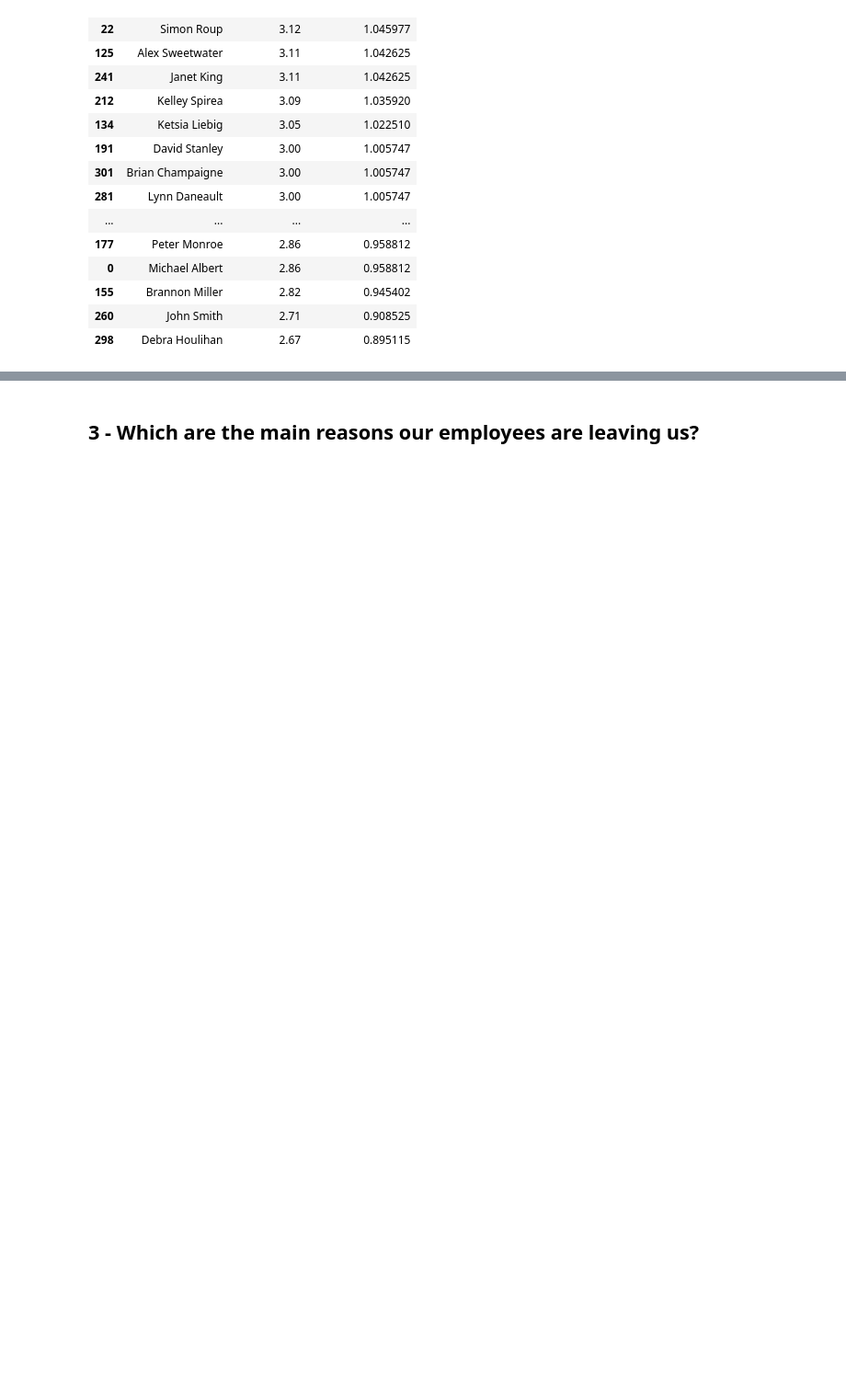
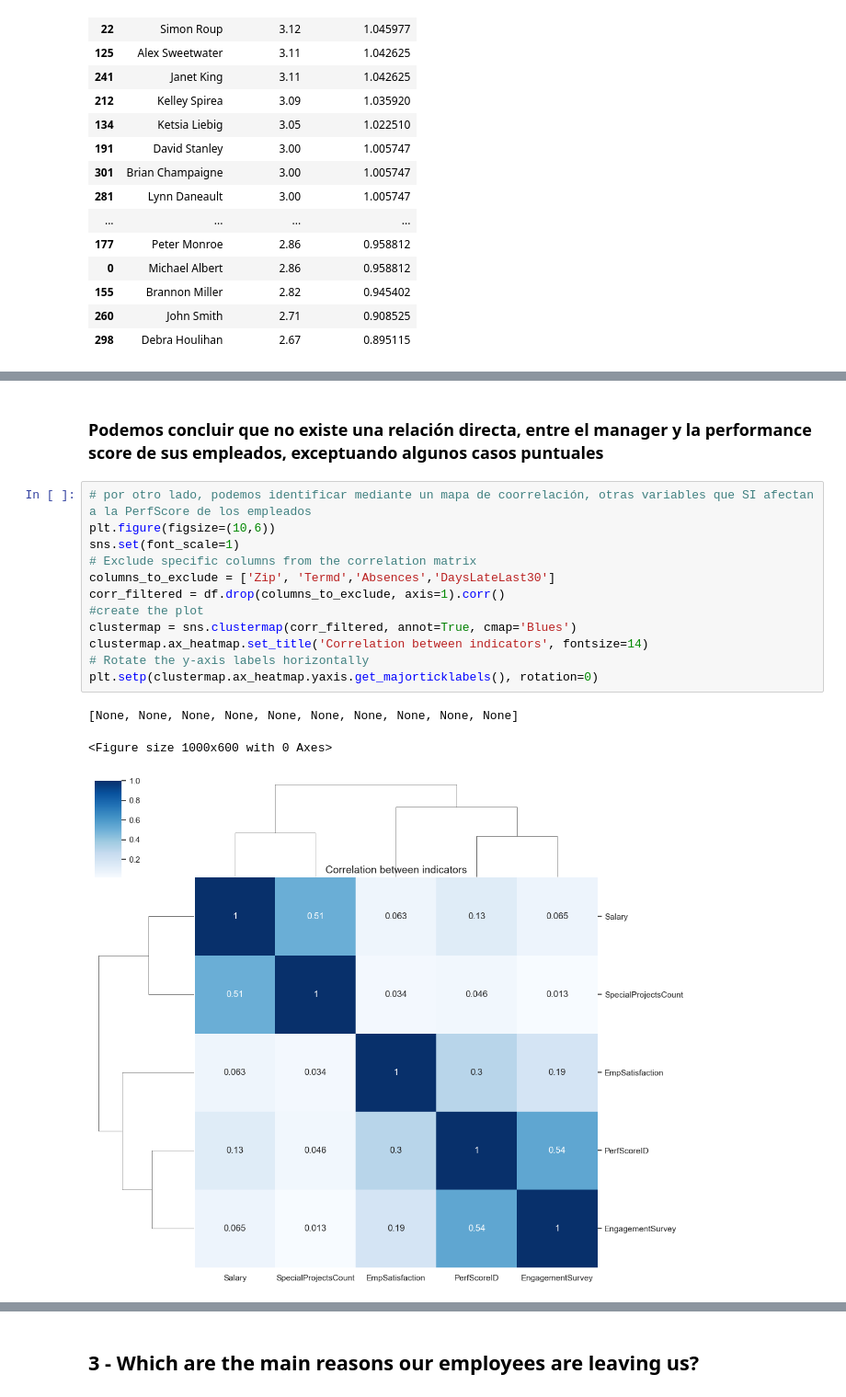
Before and after one commit to PaulBeBo/HackathonHR, a Jupyter notebook: scripts/HackathonHR_Paul.ipynb, the cells around one changed output, grey strips where cells are left out. Shown at 92% size. Cells and saved outputs as stored; diff of their text form; blank space fills up the shorter version.

Commit message:
Last updated

```diff
--- a/scripts/HackathonHR_Paul.ipynb
+++ b/scripts/HackathonHR_Paul.ipynb
@@ -394,0 +409,18 @@ Text(0.5, 1.0, 'Employee Performance by Manager')
+# %% [markdown]
+### Podemos concluir que no existe una relación directa, entre el manager y la performance score de sus empleados, exceptuando algunos casos puntuales
+# %%
+# por otro lado, podemos identificar mediante un mapa de coorrelación, otras variables que SI afectan a la PerfScore de los empleados
+plt.figure(figsize=(10,6))
+sns.set(font_scale=1)
+# Exclude specific columns from the correlation matrix
+columns_to_exclude = ['Zip', 'Termd','Absences','DaysLateLast30']
+corr_filtered = df.drop(columns_to_exclude, axis=1).corr()
+#create the plot
+clustermap = sns.clustermap(corr_filtered, annot=True, cmap='Blues')
+clustermap.ax_heatmap.set_title('Correlation between indicators', fontsize=14)
+# Rotate the y-axis labels horizontally
+plt.setp(clustermap.ax_heatmap.yaxis.get_majorticklabels(), rotation=0)
+# %% [output]
+[None, None, None, None, None, None, None, None, None, None]
+<Figure size 1000x600 with 0 Axes>
+[figure, added]
```
Also changed, not shown: parts of 11 cells of this notebook.
